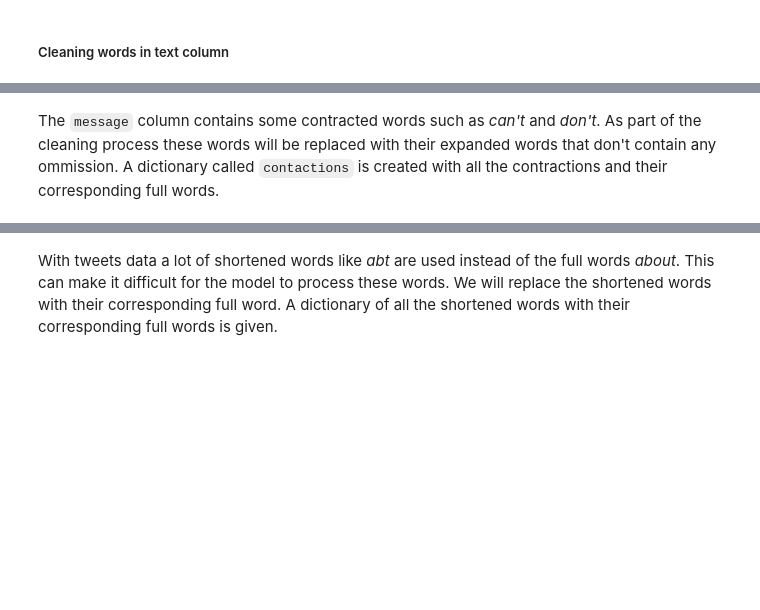
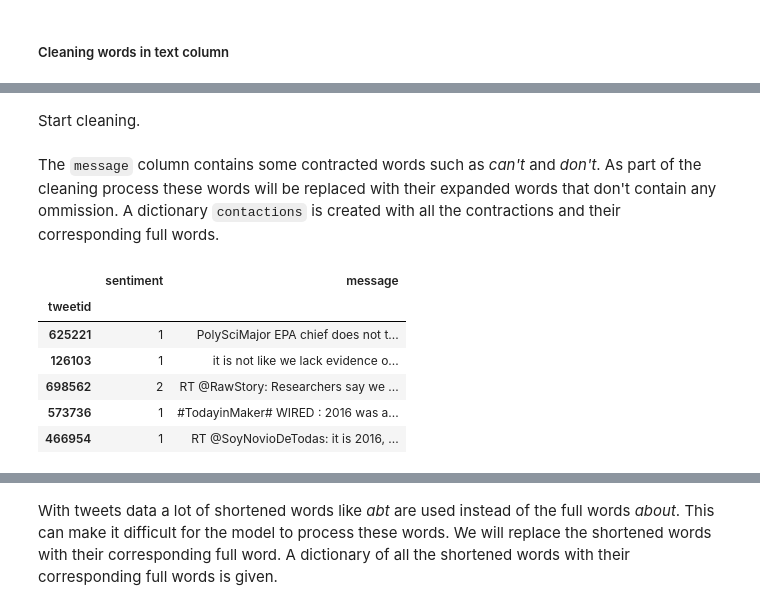
Before and after one commit to Amogelang20/RM1_classification_predict, a Jupyter notebook: Team_RM1_Classification_Predict_Notebook.ipynb, the cells around one changed output, grey strips where cells are left out. Saved outputs shown, nothing was run; the diff lists cells and outputs as text; code cells hidden in the pictures; blank space fills up the shorter version.

```diff
--- a/Team_RM1_Classification_Predict_Notebook.ipynb
+++ b/Team_RM1_Classification_Predict_Notebook.ipynb
@@ -327,5 +297,7 @@ The list is empty, indicating that there are no empty strings.
+# %% [markdown]
+Start cleaning.
 # %% [markdown]
-The `message` column contains some contracted words such as *can't* and *don't*. As part of the cleaning process these words will be replaced with their expanded words that don't contain any ommission. A dictionary called `contactions` is created with all the contractions and their corresponding full words.
+The `message` column contains some contracted words such as *can't* and *don't*. As part of the cleaning process these words will be replaced with their expanded words that don't contain any ommission. A dictionary `contactions` is created with all the contractions and their corresponding full words.
 # %%
 # Dictionary of contracted words
 contractions = {
@@ -386,3 +358,15 @@ contractions = {
 "you've" : "you have",
 "'re": " are",
 }
+# %%
+#replace contracted words with full word
+df_train['message'] = [' '.join([contractions[w.lower()] if w.lower() in contractions.keys() else w for w in raw.split()]) for raw in df_train['message']]
+df_train.head()
+# %% [output]
+|  | sentiment | message |
+| tweetid |  |  |
+| 625221 | 1 | PolySciMajor EPA chief does not t... |
+| 126103 | 1 | it is not like we lack evidence o... |
+| 698562 | 2 | RT @RawStory: Researchers say we ... |
+| 573736 | 1 | #TodayinMaker# WIRED : 2016 was a... |
+| 466954 | 1 | RT @SoyNovioDeTodas: it is 2016, ... |
```
Also changed, not shown: parts of 61 cells of this notebook, 1 other file.
